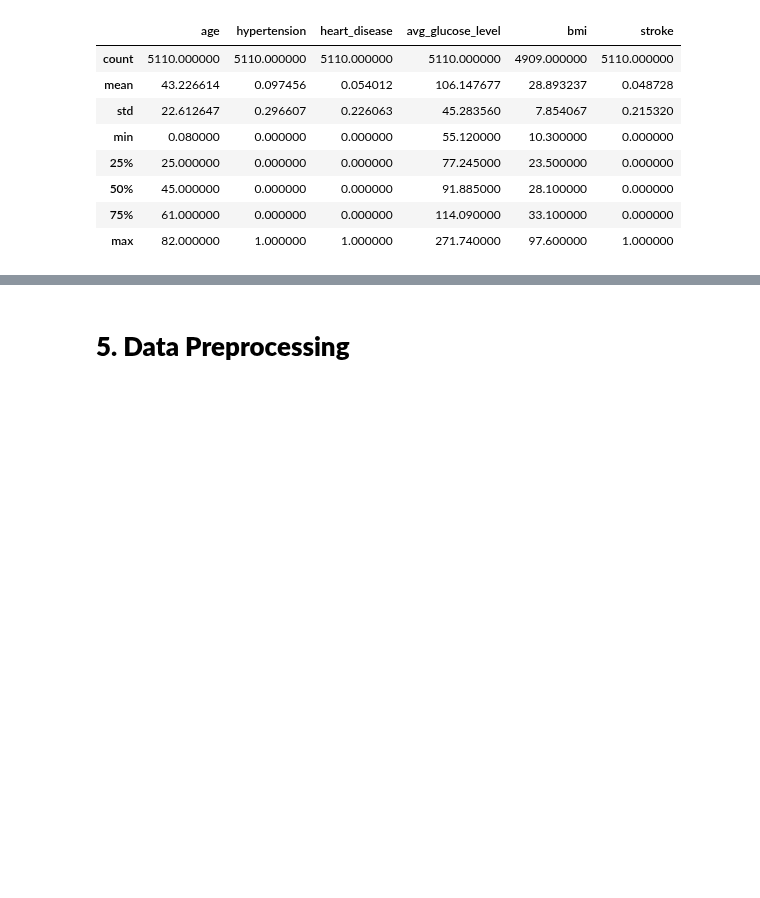
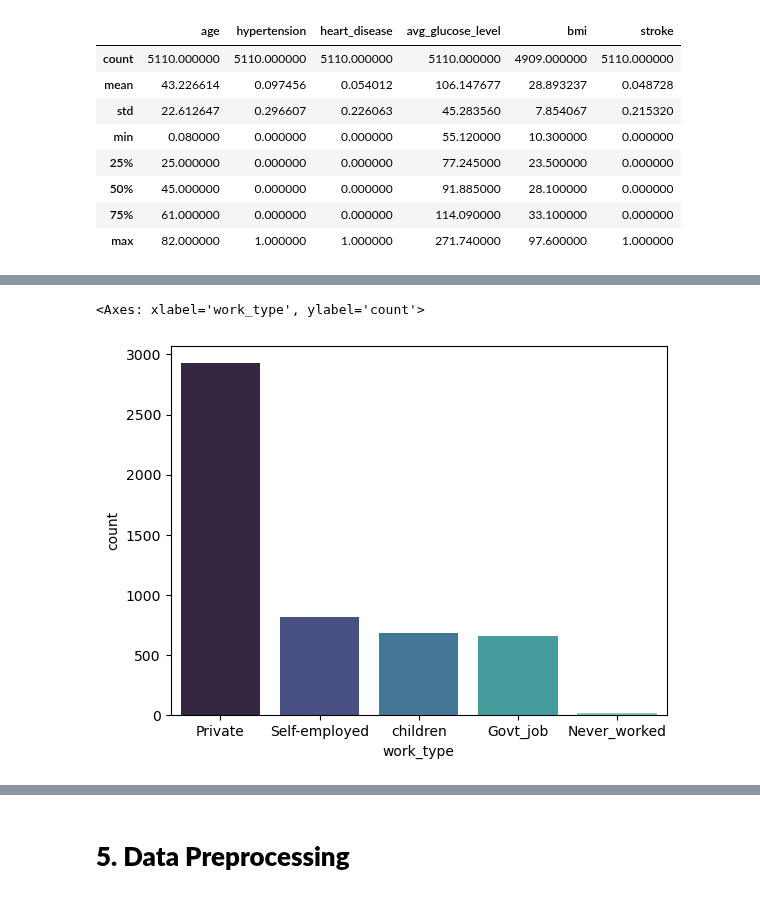
Before and after one commit to bayun2445/Eksperimen_SML_Bayu-Nugroho, a Jupyter notebook: preprocessing/Eksperimen_Bayu Nugroho.ipynb, the cells around one changed output, grey strips where cells are left out. Cells and saved outputs as stored; diff of their text form; code cells hidden in the pictures; blank space fills up the shorter version.

```diff
--- a/preprocessing/Eksperimen_Bayu Nugroho.ipynb
+++ b/preprocessing/Eksperimen_Bayu Nugroho.ipynb
@@ -79,0 +125,6 @@ df.describe()
+# %%
+work = df['work_type'].value_counts()
+sns.barplot(x=work.index, y=work, hue=work.index, palette='mako')
+# %% [output]
+<Axes: xlabel='work_type', ylabel='count'>
+[figure, added]
```
Also changed, not shown: parts of 18 cells of this notebook.
